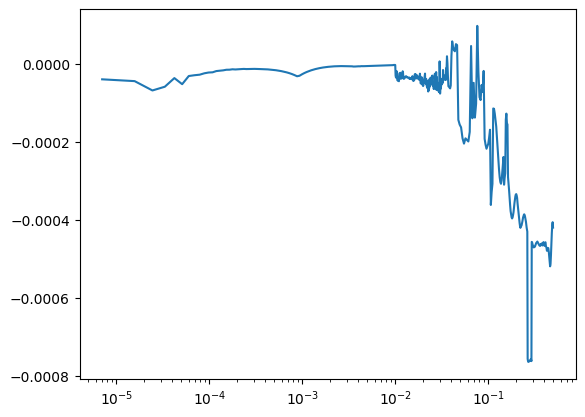
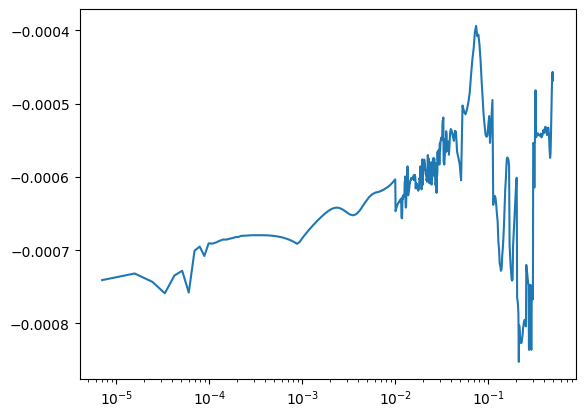
The notebook cell's code change between the first figure and the second:
--- before
+++ after
@@ -1,3 +1,3 @@
-plt.plot(label[1], data[3]/class_pk - 1.)
+3plt.plot(label[1], data[3]/class_pk - 1.)
 plt.xscale("log")
 plt.show()

Commit: Added total matter power spectrum vs. Baryon DarkMatter power spectrum